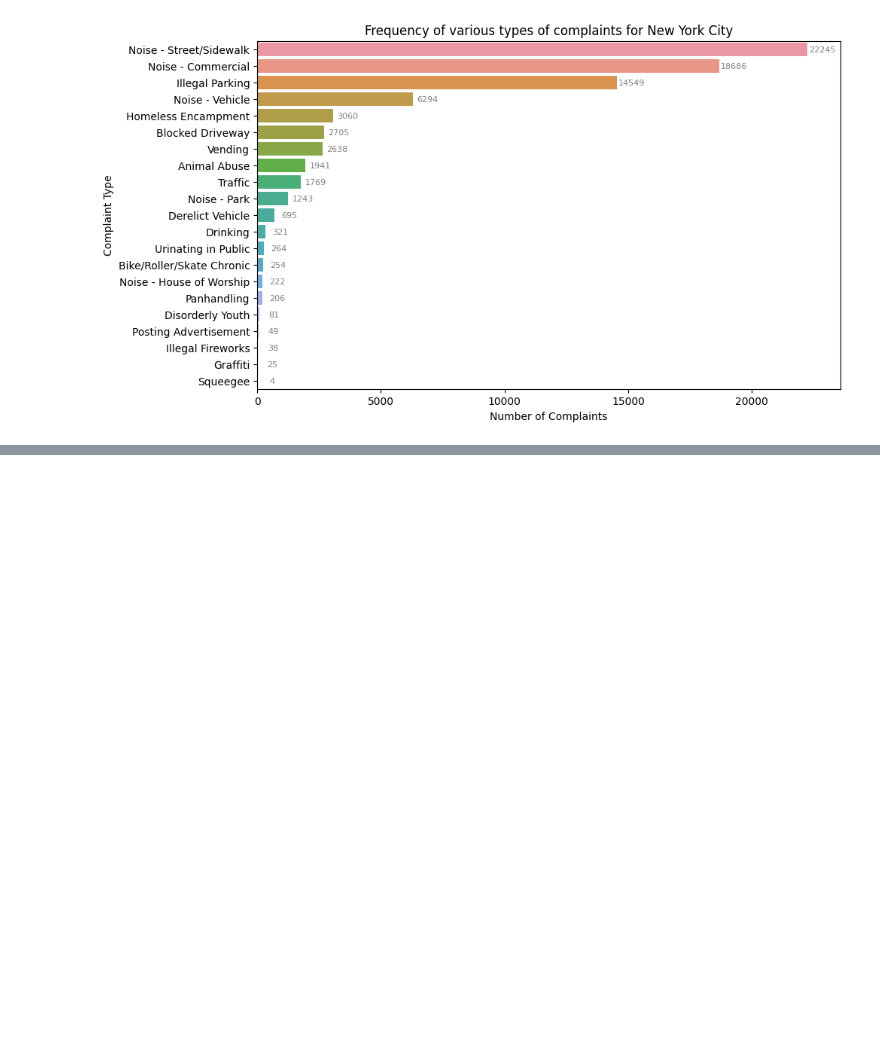
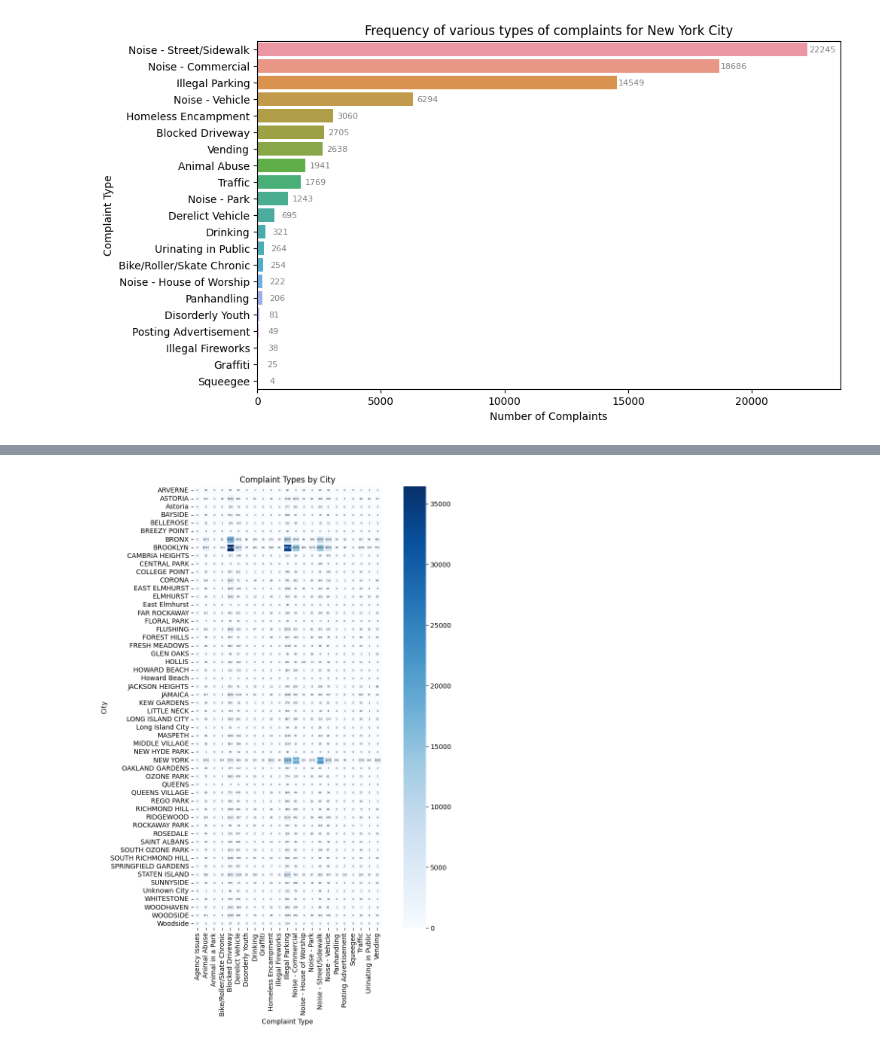
Before and after one commit to kanaishk/Data-Science-With-Python, a Jupyter notebook: Project/Customer_Service_Requests_Analysis/Analysis.ipynb, the cells around one changed output, grey strips where cells are left out. Cells and saved outputs as stored; diff of their text form; code cells hidden in the pictures; blank space fills up the shorter version.

```diff
--- a/Project/Customer_Service_Requests_Analysis/Analysis.ipynb
+++ b/Project/Customer_Service_Requests_Analysis/Analysis.ipynb
@@ -351,0 +355,15 @@ plt.close()
+# %%
+top_complaints_by_city = dataset.groupby(['City', 'Complaint Type'])['Unique Key'].nunique().reset_index()
+top_complaints_by_city = top_complaints_by_city.pivot('City', 'Complaint Type', 'Unique Key').fillna(0)
+
+plt.figure(figsize=(12, 12))
+sns.heatmap(top_complaints_by_city, cmap='Blues', annot=True, fmt='.0f', square=True, annot_kws={"size": 4}, linewidths=1)
+plt.xlabel('Complaint Type')
+plt.ylabel('City')
+title = 'Complaint Types by City'
+plt.title(title)
+plt.savefig(os.path.join(graph_dir,title+'.png'), bbox_inches='tight')
+plt.show()
+plt.close()
+# %% [output]
+[figure, added]
```
Also changed, not shown: parts of 9 cells of this notebook, 4 other files.
